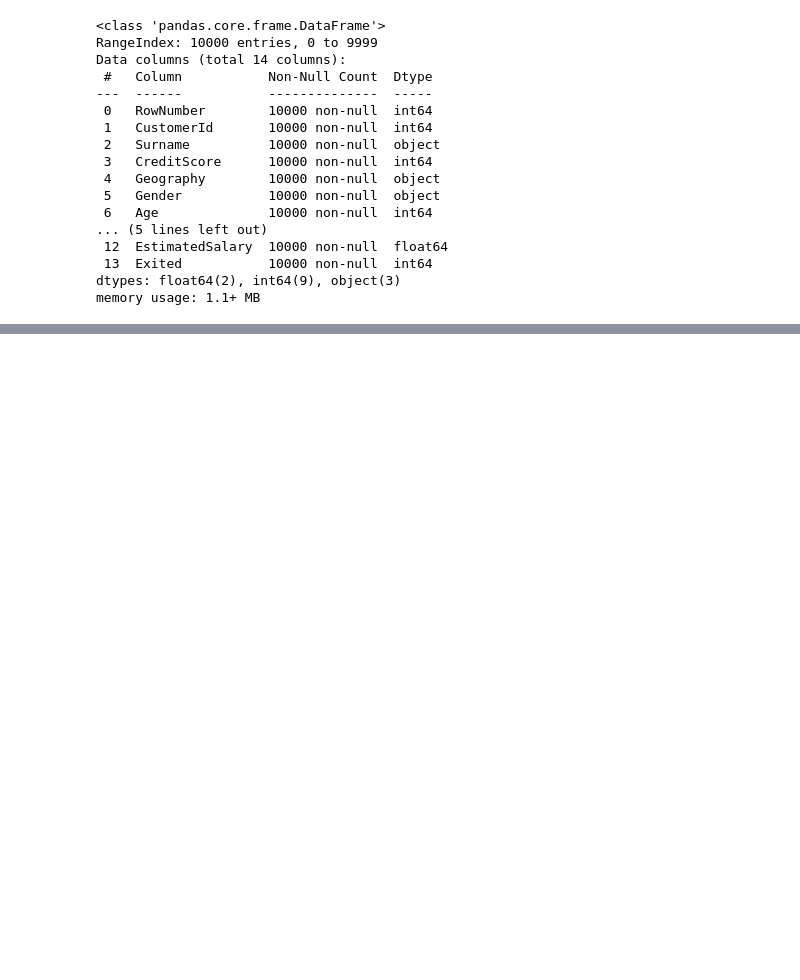
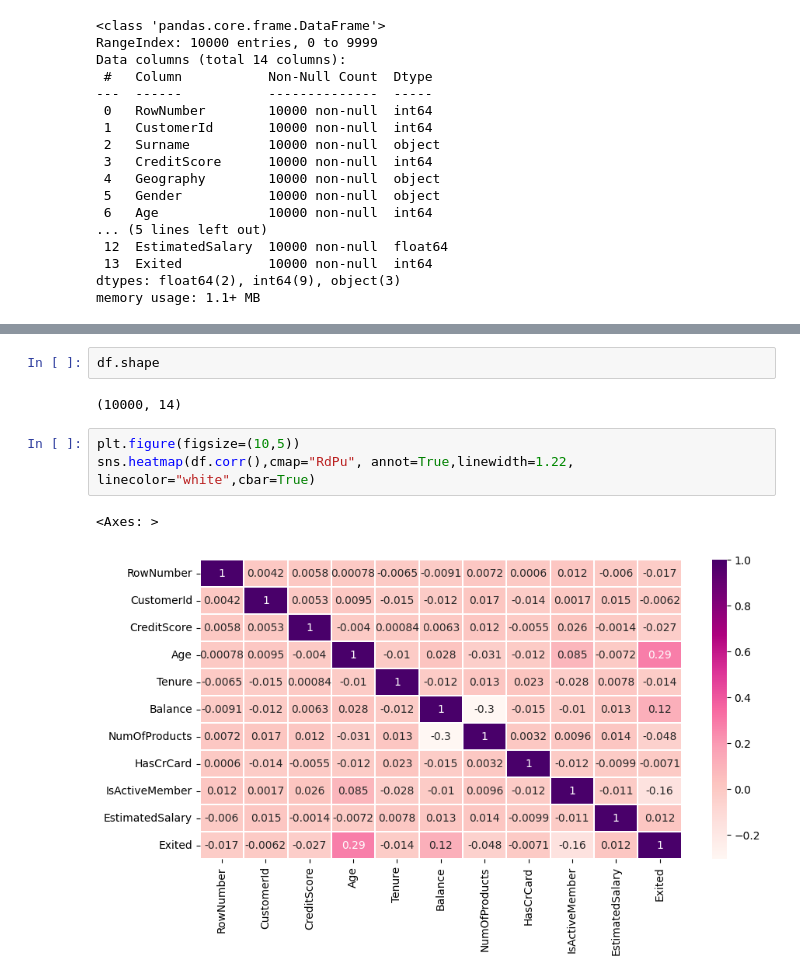
Before and after one commit to kunalshenoy1604/CODSOFT, a Jupyter notebook: Task1_ChurnModelling.ipynb, the cells around one changed output, grey strips where cells are left out. Saved outputs shown, nothing was run; the diff lists cells and outputs as text; blank space fills up the shorter version.

```diff
--- a/Task1_ChurnModelling.ipynb
+++ b/Task1_ChurnModelling.ipynb
@@ -113,0 +150,10 @@ df.corr()
+# %%
+df.shape
+# %% [output]
+(10000, 14)
+# %%
+plt.figure(figsize=(10,5))
+sns.heatmap(df.corr(),cmap="RdPu", annot=True,linewidth=1.22, linecolor="white",cbar=True)
+# %% [output]
+<Axes: >
+[figure, added]
```
Also changed, not shown: parts of 11 cells of this notebook.
